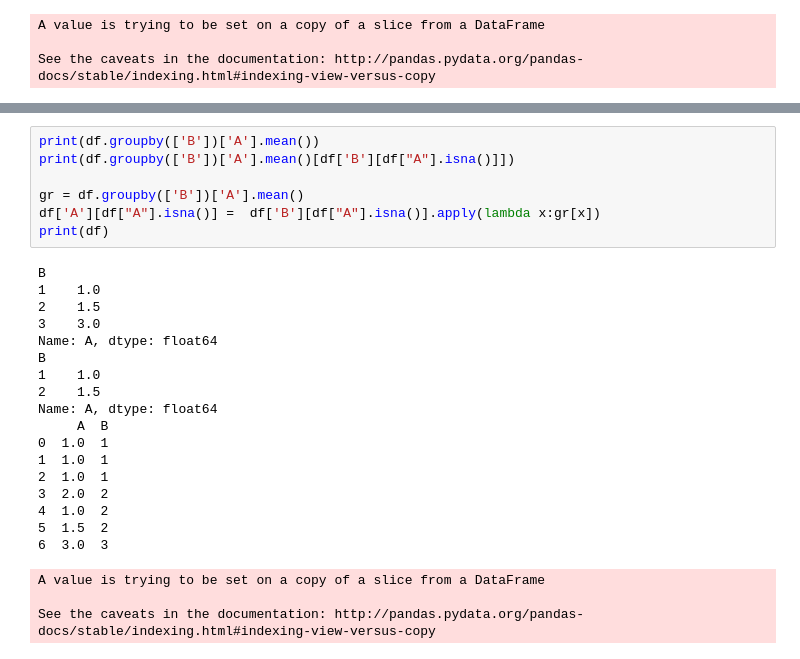
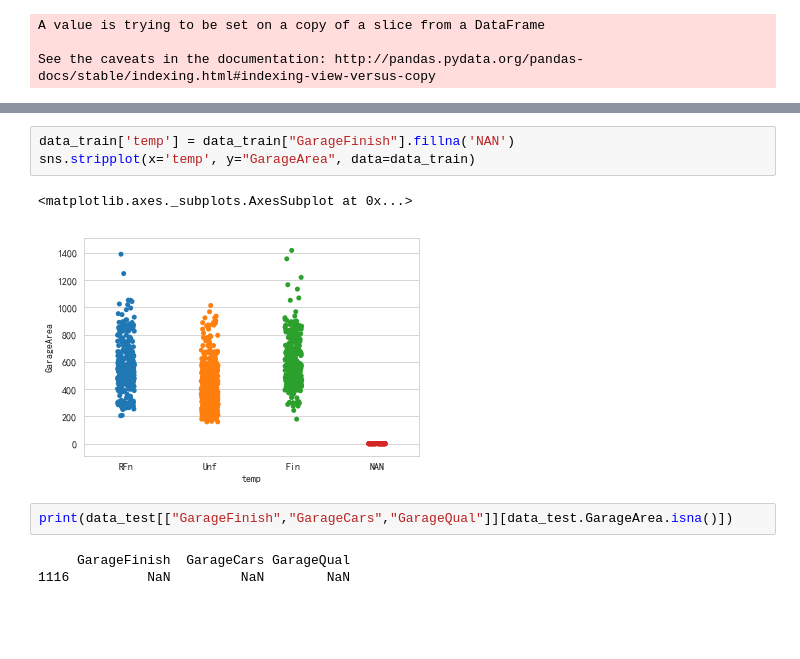
Before and after one commit to gongguoyu/ML_Kaggle, a Jupyter notebook: HousePrices/1_StatisticsData.ipynb, the cells around one changed output, grey strips where cells are left out. Cells and saved outputs as stored; diff of their text form; blank space fills up the shorter version.

```diff
--- a/HousePrices/1_StatisticsData.ipynb
+++ b/HousePrices/1_StatisticsData.ipynb
@@ -114,28 +81,11 @@ print(df)
-# %%
-print(df.groupby(['B'])['A'].mean())
-print(df.groupby(['B'])['A'].mean()[df['B'][df["A"].isna()]])
-
-gr = df.groupby(['B'])['A'].mean()
-df['A'][df["A"].isna()] =  df['B'][df["A"].isna()].apply(lambda x:gr[x])
-print(df)
-# %% [output]
-B
-1    1.0
-2    1.5
-3    3.0
-Name: A, dtype: float64
-B
-1    1.0
-2    1.5
-Name: A, dtype: float64
-     A  B
-0  1.0  1
-1  1.0  1
-2  1.0  1
-3  2.0  2
-4  1.0  2
-5  1.5  2
-6  3.0  3
-A value is trying to be set on a copy of a slice from a DataFrame
-
-See the caveats in the documentation: http://pandas.pydata.org/pandas-docs/stable/indexing.html#indexing-view-versus-copy
+# %%
+data_train['temp'] = data_train["GarageFinish"].fillna('NAN')
+sns.stripplot(x='temp', y="GarageArea", data=data_train)
+# %% [output]
+<matplotlib.axes._subplots.AxesSubplot at 0x...>
+[figure, added]
+# %%
+print(data_test[["GarageFinish","GarageCars","GarageQual"]][data_test.GarageArea.isna()])
+# %% [output]
+     GarageFinish  GarageCars GarageQual
+1116          NaN         NaN        NaN
```
Also changed, not shown: parts of 2 cells of this notebook, 1 other file.
